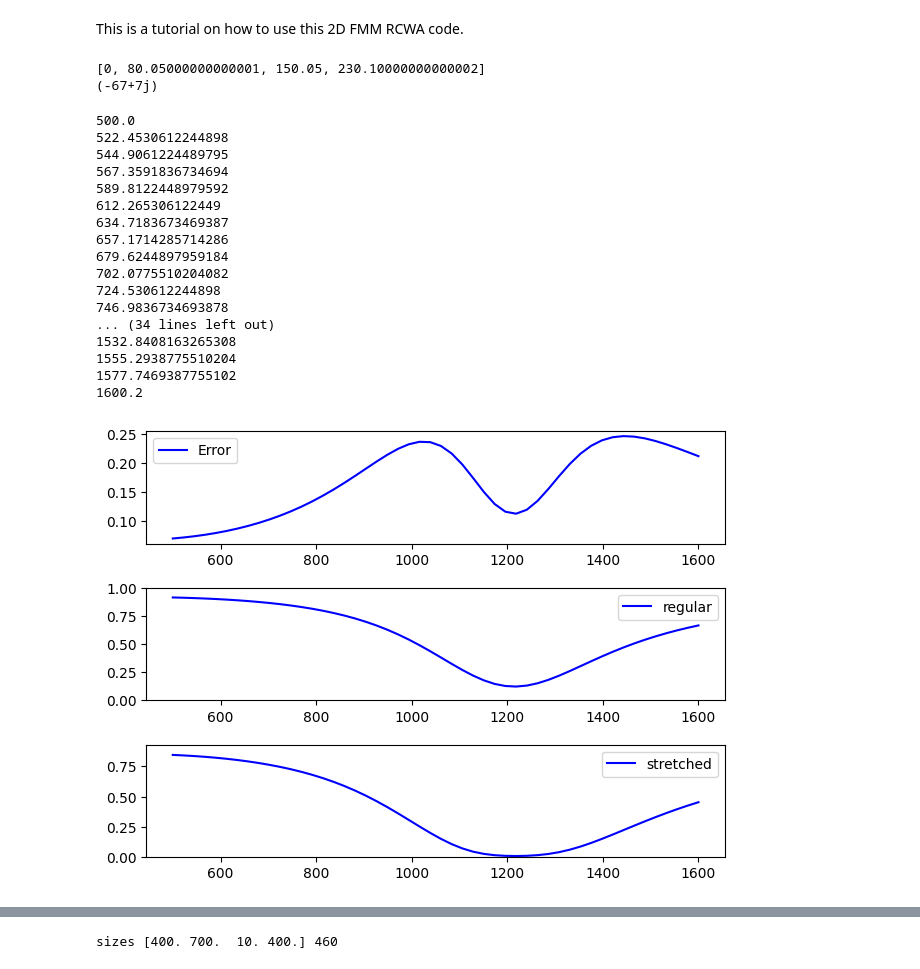
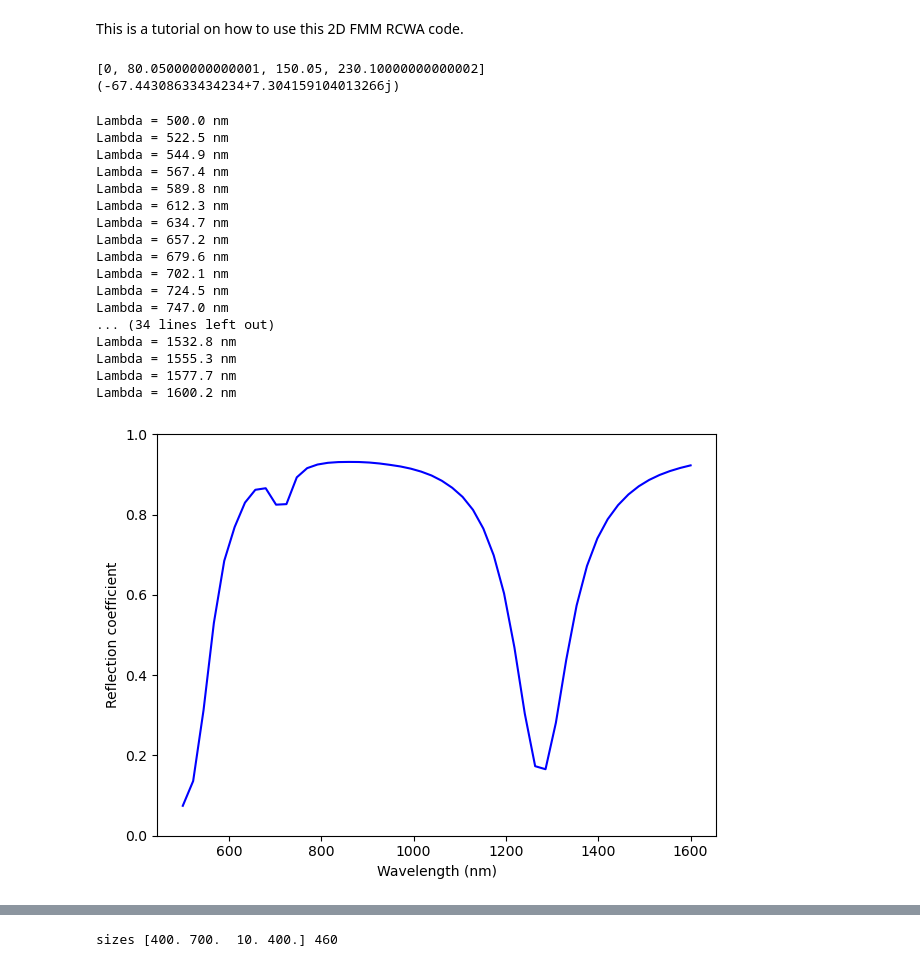
Before and after one commit to Milloupe/Code_RCWA, a Jupyter notebook: how_to_RCWA_fields.ipynb, the cells around one changed output, grey strips where cells are left out. Cells and saved outputs as stored; diff of their text form; code cells hidden in the pictures.

```diff
--- a/how_to_RCWA_fields.ipynb
+++ b/how_to_RCWA_fields.ipynb
@@ -53,75 +53,46 @@ thicknesses = [0, hcube, hspacer, 0]
 homo_layer = [1, 0, 1, 1]#, 1]
 pmls = pmlx
 structure = classes.Structure(layers, thicknesses, interfacesx, homo_layer, pmls)
-
-
-interfacesy = [0, 1.02]
-# The top layer (air)
-top_layer =  np.array([top_layer])
-# The substrate layer (gold)
-gold_layer =  np.array([gold_layer])
-# The substrate layer (gold)
-spacer_layer =  np.array([spacer_layer])
-# The spacer layer (dielectric)
-bot_layer =  np.array([bot_layer])
-# The cube layer, structured
-gp_layer = np.array([gp_layer])
-
-pmls = [[0,0,0], [0]]
-layers = [top_layer, gp_layer, spacer_layer, gold_layer]#, bot_layer]
-structure2D = classes.Structure(layers, thicknesses, [interfacesx, interfacesy], homo_layer, pmls)
 # %% [output]
 [0, 80.05000000000001, 150.05, 230.10000000000002]
-(-67+7j)
+(-67.44308633434234+7.304159104013266j)
 # %%
 Rs = []
 Ts = []
-Rs_eta = []
-Ts_eta = []
 modes = 34
 theta = 0.01 * np.pi/180.
 pol = 1
 incidence = [theta, pol]
 # Incidence parameters
-lambdas = np.linspace(500, 1600.2, 50) # Being a 3D simulation, each point in parameter space can take a few seconds on a reasonable computer
+lambdas = np.linspace(500, 1600.2, 50)
 for i, lambd in enumerate(lambdas):
-    print(lambd)
-    R, T = core.coefficient_2D(structure2D, lambd, [theta,0,0], [16,0], pmls, eta=0.99)
-    Rs_eta.append(R)
-    Ts_eta.append(T)
-    R, T = core.coefficient_1D(structure, lambd, incidence, 50, eta=0.0)
+    print(f"Lambda = {np.round(lambd,1)} nm")
+    r, t, R, T = core.coefficient_1D(structure, lambd, incidence, 50, eta=0.0)
     Rs.append(R)
     Ts.append(T)
-    # Now that everything is defined, we can compute the modes in each structure!
 
-plt.subplot(3,1,1)
-plt.plot(lambdas, (np.array(Rs)-np.array(Rs_eta)), 'b', label="Error")
-plt.legend()
-plt.subplot(3,1,2)
-plt.plot(lambdas, np.array(Rs), 'b', label="regular")
+
+plt.plot(lambdas, np.array(Rs), 'b', label="Reflection coefficient")
+plt.xlabel("Wavelength (nm)")
+plt.ylabel("Reflection coefficient")
 plt.ylim([0,1])
-plt.legend()
-plt.subplot(3,1,3)
-plt.plot(lambdas, np.array(Rs_eta), 'b', label="stretched")
-plt.ylim([0,1.1*np.max(Rs_eta)])
-plt.legend()
 plt.tight_layout()
 # %% [output]
-500.0
-522.4530612244898
-544.9061224489795
-567.3591836734694
-589.8122448979592
-612.265306122449
-634.7183673469387
-657.1714285714286
-679.6244897959184
-702.0775510204082
-724.530612244898
-746.9836734693878
+Lambda = 500.0 nm
+Lambda = 522.5 nm
+Lambda = 544.9 nm
+Lambda = 567.4 nm
+Lambda = 589.8 nm
+Lambda = 612.3 nm
+Lambda = 634.7 nm
+Lambda = 657.2 nm
+Lambda = 679.6 nm
+Lambda = 702.1 nm
+Lambda = 724.5 nm
+Lambda = 747.0 nm
 ... (34 lines left out)
-1532.8408163265308
-1555.2938775510204
-1577.7469387755102
-1600.2
+Lambda = 1532.8 nm
+Lambda = 1555.3 nm
+Lambda = 1577.7 nm
+Lambda = 1600.2 nm
-[figure, old version]
+[figure, new version]
```
Also changed, not shown: parts of 3 cells of this notebook.
